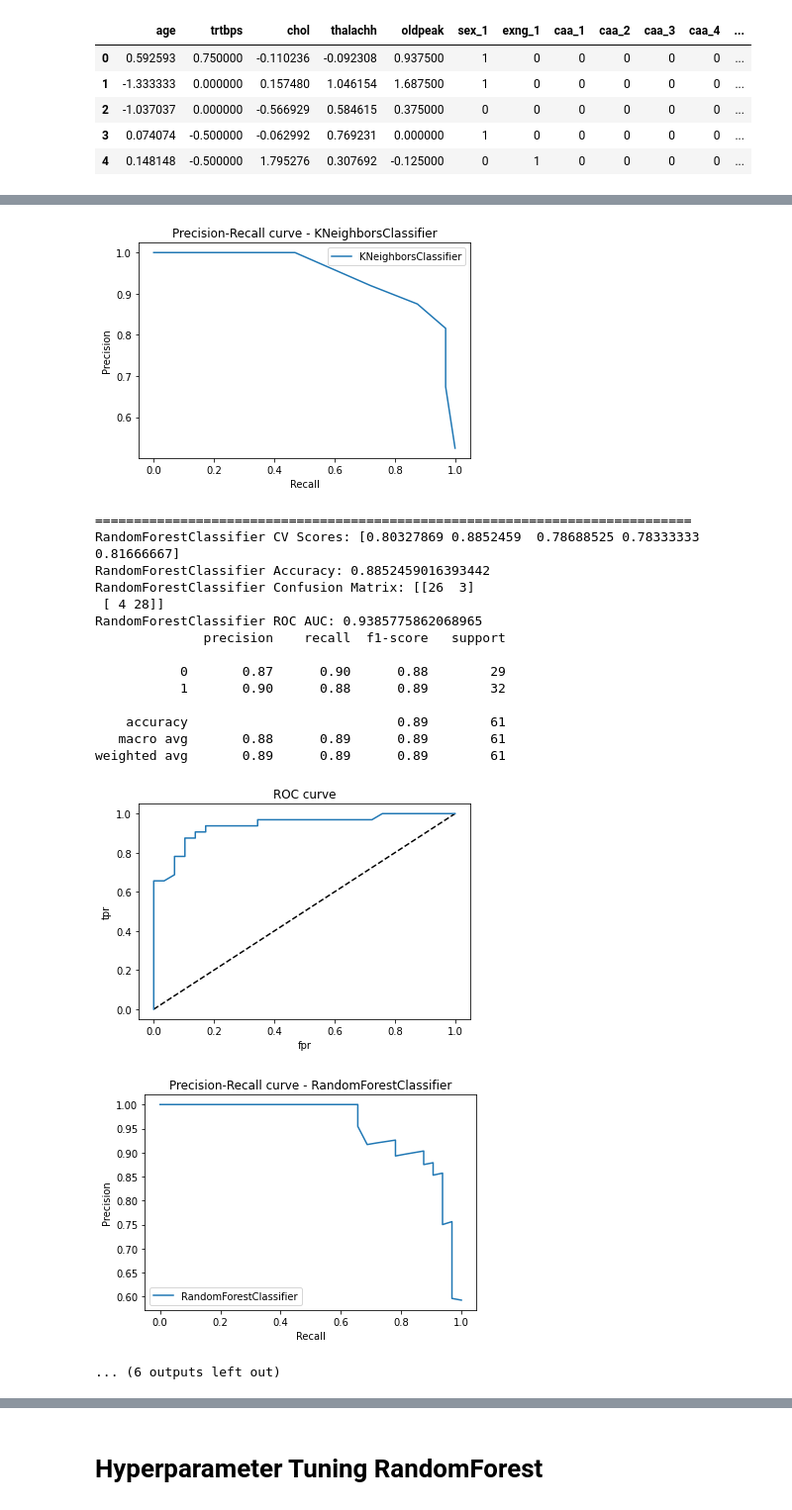
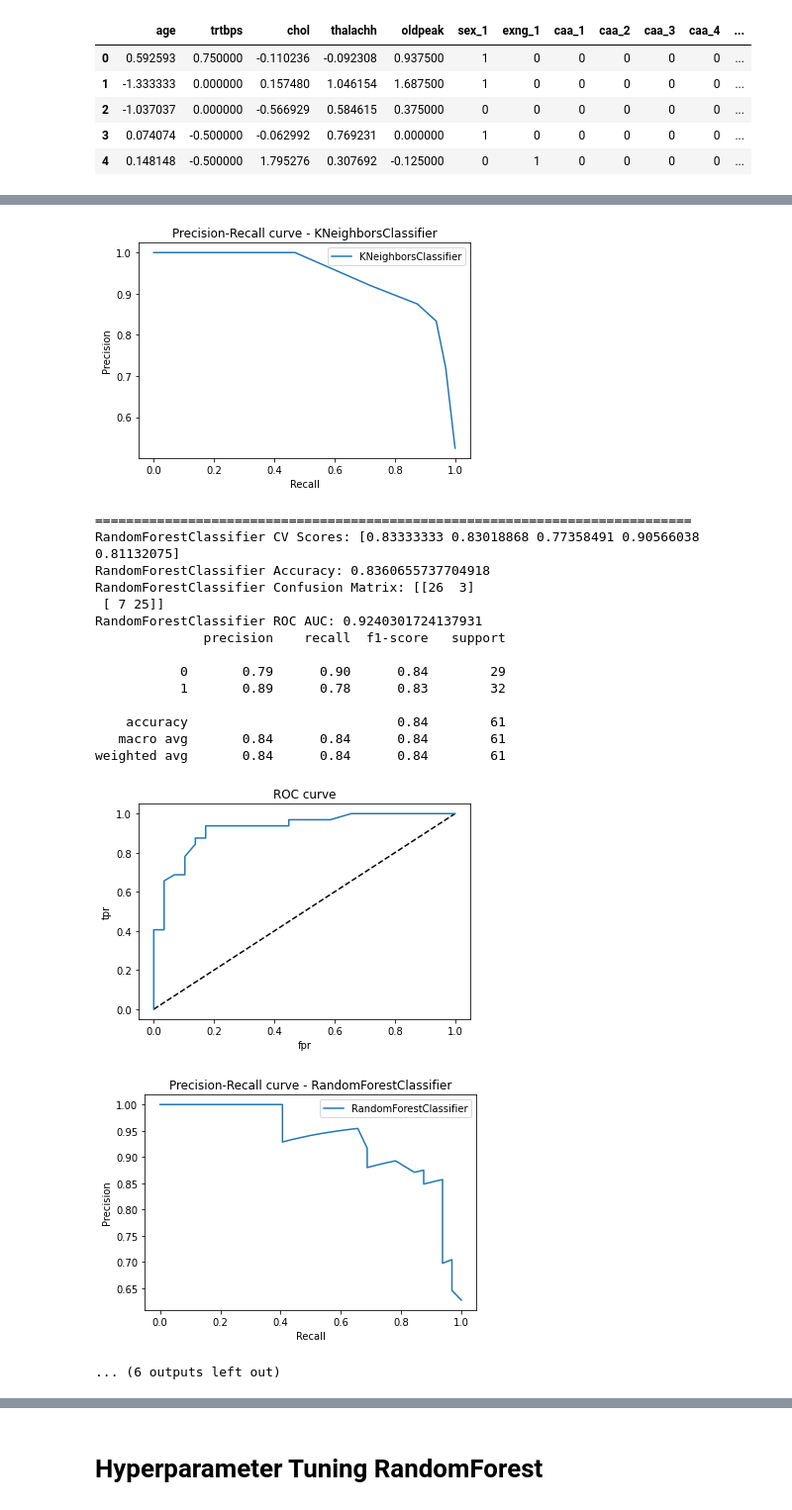
Before and after one commit to pparkitn/kaggle, a Jupyter notebook: classification.ipynb, the cells around one changed output, grey strips where cells are left out. Shown: that part at 99% size. Cells and saved outputs as stored; diff of their text form; code cells hidden in the pictures.

```diff
--- a/classification.ipynb
+++ b/classification.ipynb
@@ -146,10 +146,10 @@ for name, model in classifiers.items():
         logger.info(f"Training and evaluating {name} model.")
 
         # Cross-validation
-        cv_scores = cross_val_score(model, X, y.values.ravel(), cv=5, scoring='accuracy')
+        cv_scores = cross_val_score(model, X_resampled, y_resampled.values.ravel(), cv=5, scoring='accuracy')
 
         # Model training
-        model.fit(X_train, y_train)
+        model.fit(X_resampled, y_resampled)
         predict = model.predict(X_test)
         acc = accuracy_score(y_test, predict)
         conf = confusion_matrix(y_test, predict)
@@ -251,20 +251,20 @@ weighted avg       0.87      0.87      0.87        61
-[figure, old version]
+[figure, new version]
 =============================================================================
-RandomForestClassifier CV Scores: [0.80327869 0.8852459  0.78688525 0.78333333 0.81666667]
-RandomForestClassifier Accuracy: 0.8852459016393442
+RandomForestClassifier CV Scores: [0.83333333 0.83018868 0.77358491 0.90566038 0.81132075]
+RandomForestClassifier Accuracy: 0.8360655737704918
 RandomForestClassifier Confusion Matrix: [[26  3]
- [ 4 28]]
-RandomForestClassifier ROC AUC: 0.9385775862068965
+ [ 7 25]]
+RandomForestClassifier ROC AUC: 0.9240301724137931
               precision    recall  f1-score   support
 
-           0       0.87      0.90      0.88        29
-           1       0.90      0.88      0.89        32
+           0       0.79      0.90      0.84        29
+           1       0.89      0.78      0.83        32
 
-    accuracy                           0.89        61
-   macro avg       0.88      0.89      0.89        61
-weighted avg       0.89      0.89      0.89        61
+    accuracy                           0.84        61
+   macro avg       0.84      0.84      0.84        61
+weighted avg       0.84      0.84      0.84        61
-[figure, old version]
+[figure, new version]
-[figure, old version]
+[figure, new version]
 ... (6 outputs left out)
 # %%
 df_results = pd.DataFrame(model_results)
```
Also changed, not shown: parts of 8 cells of this notebook.
